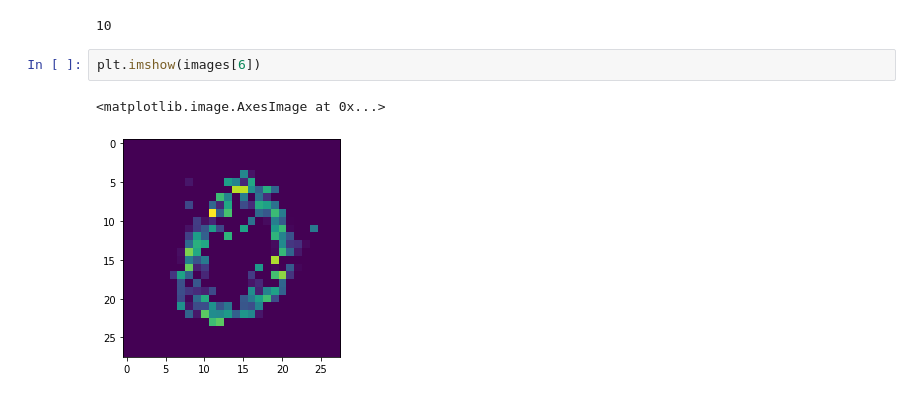
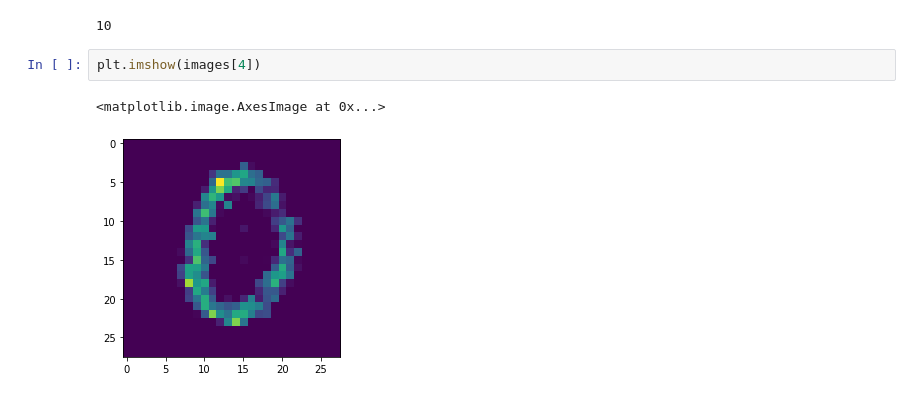
Before and after one commit to kacperlsky/Neural-Networks, a Jupyter notebook: GAN/First GAN.ipynb, the cells around one changed output. Saved outputs shown, nothing was run; the diff lists cells and outputs as text.

```diff
--- a/GAN/First GAN.ipynb
+++ b/GAN/First GAN.ipynb
@@ -196,7 +196,7 @@ len(images)
 # %% [output]
 10
 # %%
-plt.imshow(images[6])
+plt.imshow(images[4])
 # %% [output]
 <matplotlib.image.AxesImage at 0x...>
-[figure, old version]
+[figure, new version]
```
Also changed, not shown: parts of 6 cells of this notebook, 12 other files.
